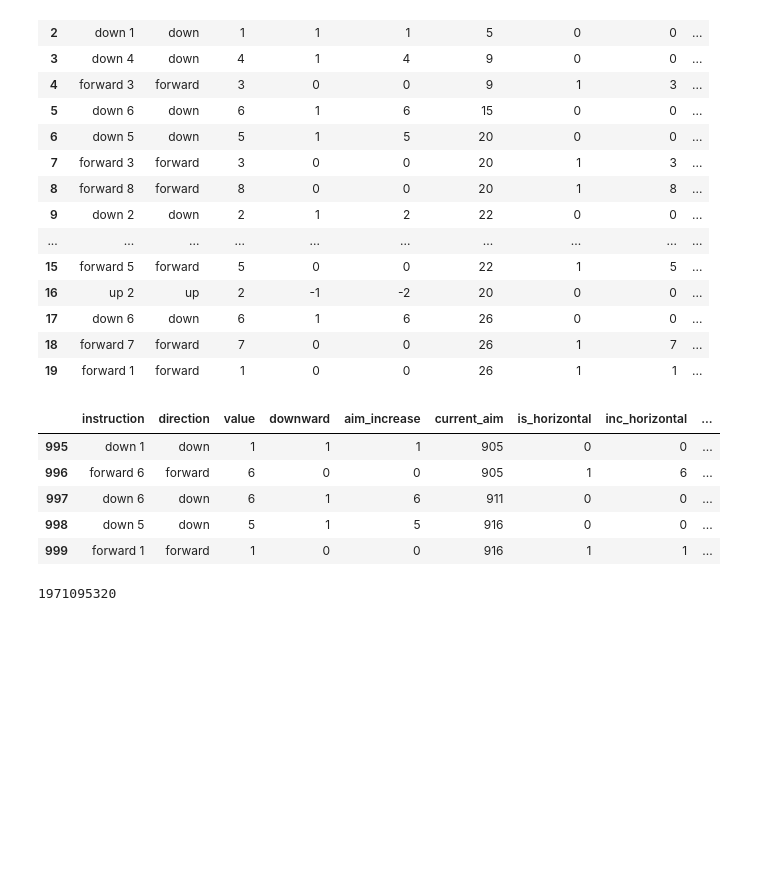
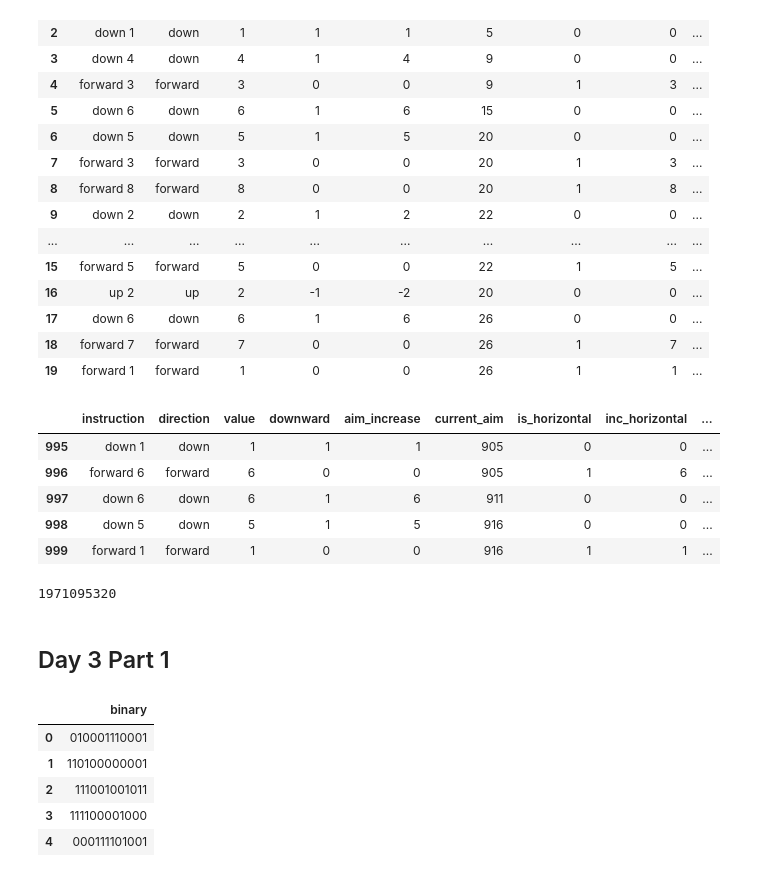
Before and after one commit to ShaunakSen/Problem-Solving-and-Algorithms, a Jupyter notebook: AdventOfCode.ipynb, the cells around one changed output. Cells and saved outputs as stored; diff of their text form; code cells hidden in the pictures; blank space fills up the shorter version.

Commit message:
day 3 part 1

```diff
--- a/AdventOfCode.ipynb
+++ b/AdventOfCode.ipynb
@@ -342,3 +342,5 @@ data.tail()
 1970*1000556
 # %% [output]
 1971095320
+# %% [markdown]
+## Day 3 Part 1
@@ -344,0 +349,9 @@ data.tail()
+# %%
+data.head()
+# %% [output]
+|  | binary |
+| 0 | 010001110001 |
+| 1 | 110100000001 |
+| 2 | 111001001011 |
+| 3 | 111100001000 |
+| 4 | 000111101001 |
```
Also changed, not shown: parts of 17 cells of this notebook.
